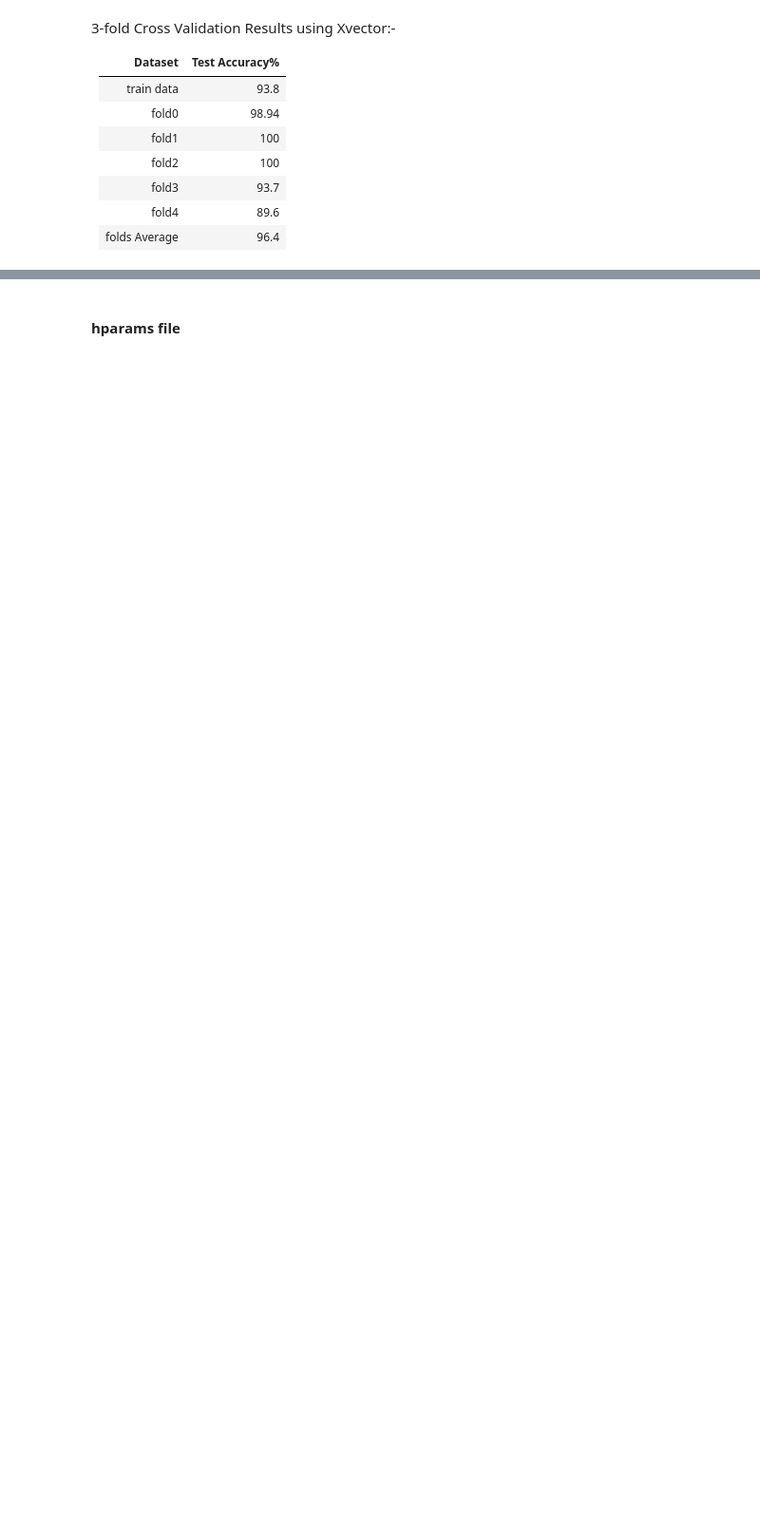
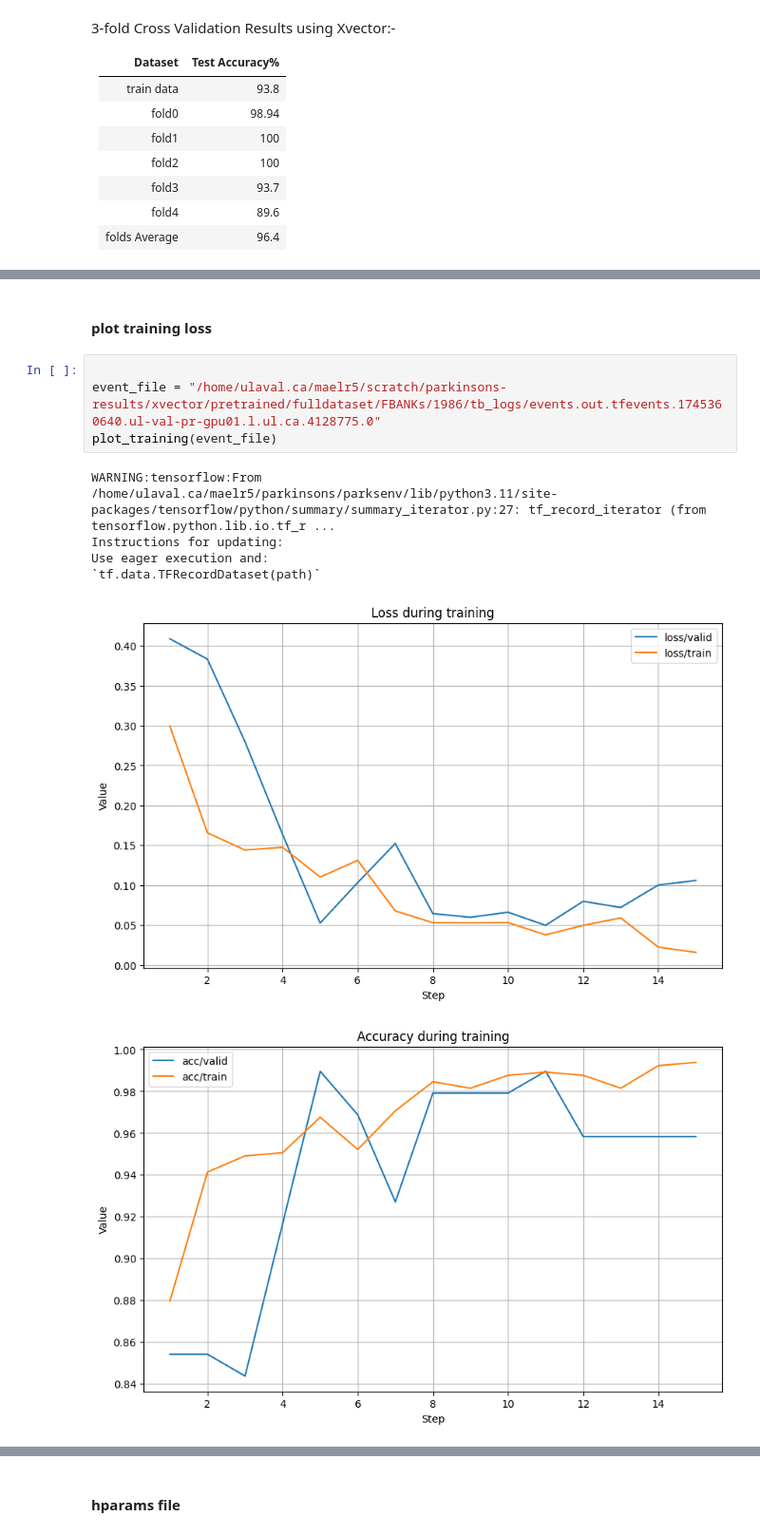
Before and after one commit to Maab-Nimir/Parkinson-Disease-Detection, a Jupyter notebook: train_models/xvector.ipynb, the cells around one changed output, grey strips where cells are left out. Shown: that part at 95% size. Saved outputs shown, nothing was run; the diff lists cells and outputs as text; blank space fills up the shorter version.

```diff
--- a/train_models/xvector.ipynb
+++ b/train_models/xvector.ipynb
@@ -1067 +1258,14 @@ plot_training(event_file)
+# %% [markdown]
+#### plot training loss
+# %%
+
+event_file = "/home/ulaval.ca/maelr5/scratch/parkinsons-results/xvector/pretrained/fulldataset/FBANKs/1986/tb_logs/events.out.tfevents.1745360640.ul-val-pr-gpu01.l.ul.ca.4128775.0"
+plot_training(event_file)
+# %% [output]
+WARNING:tensorflow:From /home/ulaval.ca/maelr5/parkinsons/parksenv/lib/python3.11/site-packages/tensorflow/python/summary/summary_iterator.py:27: tf_record_iterator (from tensorflow.python.lib.io.tf_r ...
+Instructions for updating:
+Use eager execution and:
+`tf.data.TFRecordDataset(path)`
+[figure, added]
+[figure, added]
 # %% [markdown]
```
Also changed, not shown: parts of 13 cells of this notebook, 18 other files.
